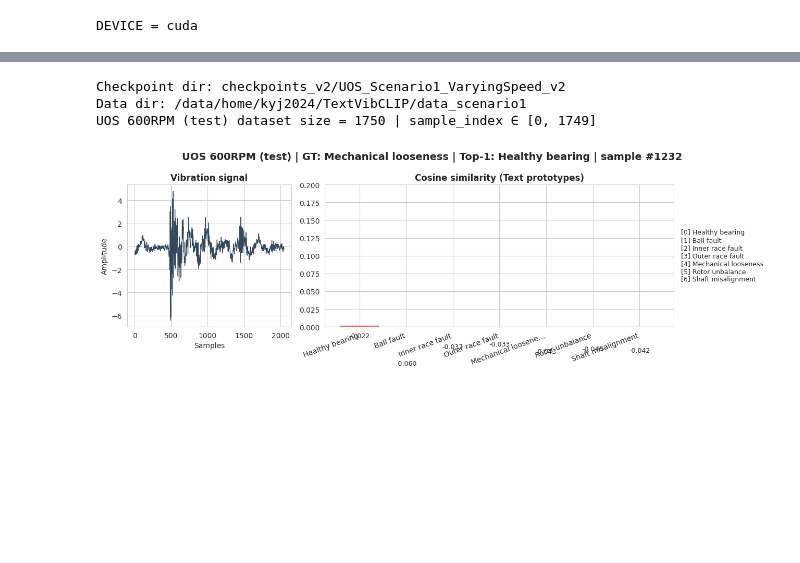
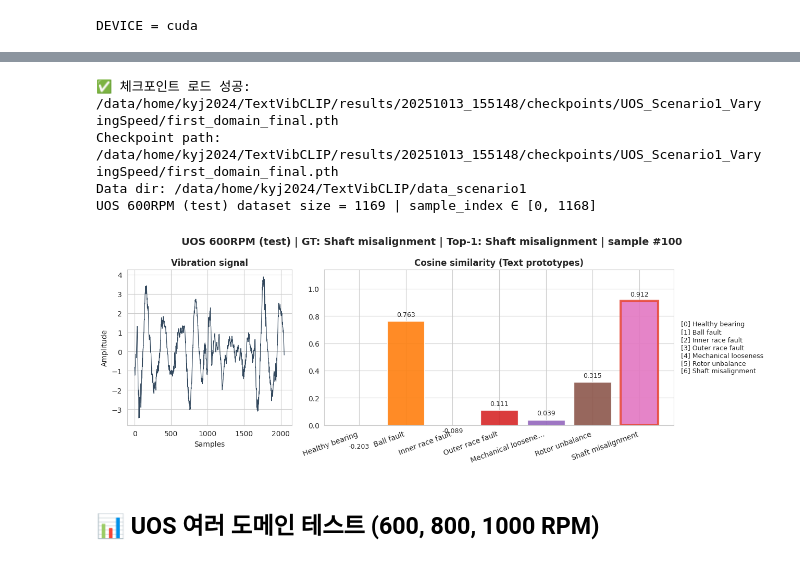
Before and after one commit to youngjr0527/TextVibCLIP, a Jupyter notebook: notebooks/interactive_inference.ipynb, the cells around one changed output, grey strips where cells are left out. Drawn from its saved outputs; the diff is of its cells as text; code cells hidden in the pictures; blank space fills up the shorter version.

```diff
--- a/notebooks/interactive_inference.ipynb
+++ b/notebooks/interactive_inference.ipynb
@@ -154,5 +202,6 @@ sample_index = 110 # 여러 샘플로 바꿔가며 확인
 # %%
-trainer, ckpt_dir = load_trainer('cwru', RESULTS_DIR, SCENARIO, 'domain_3_best_v2.pth')
+# Cell 4
+trainer, ckpt_path = load_trainer('cwru', RESULTS_DIR, SCENARIO, CHECKPOINT)
 
 # 도메인별 dataloader 준비 (현재 결과와 동일 split)
 loaders = create_domain_dataloaders(data_dir='data_scenario2', domain_order=[0,1,2,3], dataset_type='cwru', batch_size=64)
@@ -208,0 +261,25 @@ CWRU Domain 3 (test) dataset size = 112 | sample_index ∈ [0, 111]
+# %%
+# CWRU 3HP: 여러 샘플 테스트
+prompts = ["Healthy bearing","Ball fault","Inner race fault","Outer race fault"]
+
+# Cell 4에서 사용한 dataset 재사용
+test_indices = [0, 50, 100, 150, 200, 250]
+
+for idx in test_indices:
+    sample = dataset[idx]
+    vib = sample['vibration'].unsqueeze(0).to(DEVICE)
+    labels = sample['labels']  # unsqueeze 제거!
+
+    with torch.no_grad():
+        vib_raw = trainer.model.vib_encoder(vib)
+        vib_emb = F.normalize(trainer.model.vib_projection(vib_raw), p=2, dim=1)
+        sims = vib_emb @ proto_mat.t()
+        pred = sims.argmax(dim=1).item()
+
+    # labels는 [1] 또는 [2] 형태 → 첫 번째 원소만
+    gt_label = labels[0].item()
+    gt_text = prompts[gt_label]
+    pred_text = prompts[pred]
+
+    result = "✅" if pred == gt_label else "❌"
+    print(f"Sample {idx:3d}: GT={gt_text:20s} (label {gt_label}) | Pred={pred_text:20s} (label {pred}) {result}")
@@ -209,7 +443,9 @@ CWRU Domain 3 (test) dataset size = 112 | sample_index ∈ [0, 111]
 # %%
 # UOS: 7-class retrieval inference
-RESULTS_DIR = 'results/v2_20251001_022253'
-SCENARIO = 'UOS_Scenario1_VaryingSpeed_v2'
-DOMAIN_RPM = 600  # 600,800,1000,1200,1400,1600
+# RESULTS_DIR = 'results/20251013_133656'
+RESULTS_DIR = get_latest_results_dir()  # 최신 실험
+SCENARIO = 'UOS_Scenario1_VaryingSpeed'
+CHECKPOINT = 'first_domain_final.pth'  # 600RPM은 첫 도메인
+DOMAIN_RPM = 600
 subset = 'test'
-sample_index = 1232  # sample_index ∈ [0, 1749]
+sample_index = 100
@@ -216,7 +658,6 @@ sample_index = 1232  # sample_index ∈ [0, 1749]
 # %%
 
-trainer, ckpt_dir = load_trainer('uos', RESULTS_DIR, SCENARIO, f'domain_{DOMAIN_RPM}_best_v2.pth')
-
+trainer, ckpt_path = load_trainer('uos', RESULTS_DIR, SCENARIO, CHECKPOINT)
 loaders = create_domain_dataloaders(data_dir='data_scenario1', domain_order=[600,800,1000,1200,1400,1600], dataset_type='uos', batch_size=64)
 loader = loaders[DOMAIN_RPM][subset]
 
@@ -247,33 +688,36 @@ with torch.no_grad():
     vib_emb = F.normalize(trainer.model.vib_projection(vib_raw), p=2, dim=1)
     proto = []
     for cls_id in [0,1,2,3,4,5,6]:
         raw = trainer.model.text_encoder.encode_texts(prompt_bank[cls_id], DEVICE)
         proj = F.normalize(trainer.model.text_projection(raw), p=2, dim=1)
         proto.append(F.normalize(proj.mean(dim=0, keepdim=True), p=2, dim=1))
     proto_mat = torch.cat(proto, dim=0)
     sims = vib_emb @ proto_mat.t()
     pred = sims.argmax(dim=1).item()
 
 prompts7 = [
     "Healthy bearing", "Ball fault", "Inner race fault", "Outer race fault",
     "Mechanical looseness", "Rotor unbalance", "Shaft misalignment"
 ]
 # UOS GT 라벨(7-클래스) 추출: labels[:,0]가 메인 라벨
 try:
     gt_idx = int(labels_uos[0, 0].item())
     gt_text = prompts7[gt_idx] if 0 <= gt_idx < len(prompts7) else None
 except Exception:
     gt_text = None
 
 visualize_retrieval(vib_signal=vib,
                     prompts=prompts7,
                     sims=sims,
                     pred_idx=pred,
                     title=f"UOS {DOMAIN_RPM}RPM ({subset})",
                     true_label=gt_text,
                     sample_index=idx)
 # %% [output]
-Checkpoint dir: checkpoints_v2/UOS_Scenario1_VaryingSpeed_v2
+✅ 체크포인트 로드 성공: /data/home/kyj2024/TextVibCLIP/results/20251013_155148/checkpoints/UOS_Scenario1_VaryingSpeed/first_domain_final.pth
+Checkpoint path: /data/home/kyj2024/TextVibCLIP/results/20251013_155148/checkpoints/UOS_Scenario1_VaryingSpeed/first_domain_final.pth
 Data dir: /data/home/kyj2024/TextVibCLIP/data_scenario1
-UOS 600RPM (test) dataset size = 1750 | sample_index ∈ [0, 1749]
+UOS 600RPM (test) dataset size = 1169 | sample_index ∈ [0, 1168]
-[figure, old version]
+[figure, new version]
+# %% [markdown]
+## 📊 UOS 여러 도메인 테스트 (600, 800, 1000 RPM)
```
Also changed, not shown: parts of 24 cells of this notebook, 8 other files.
